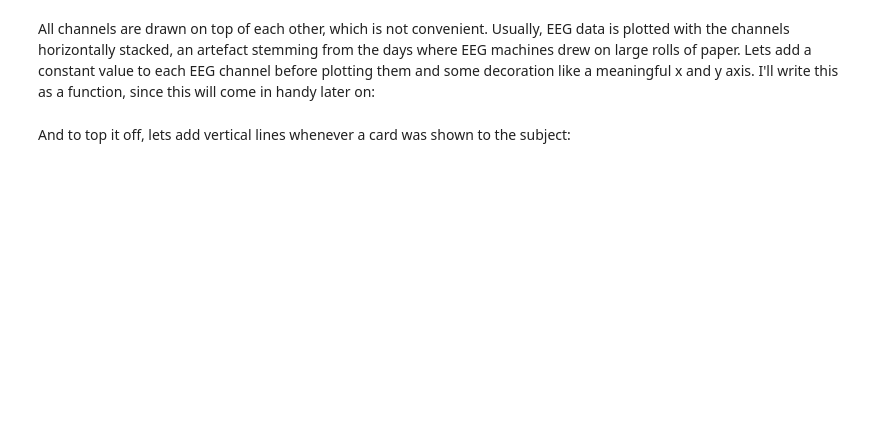
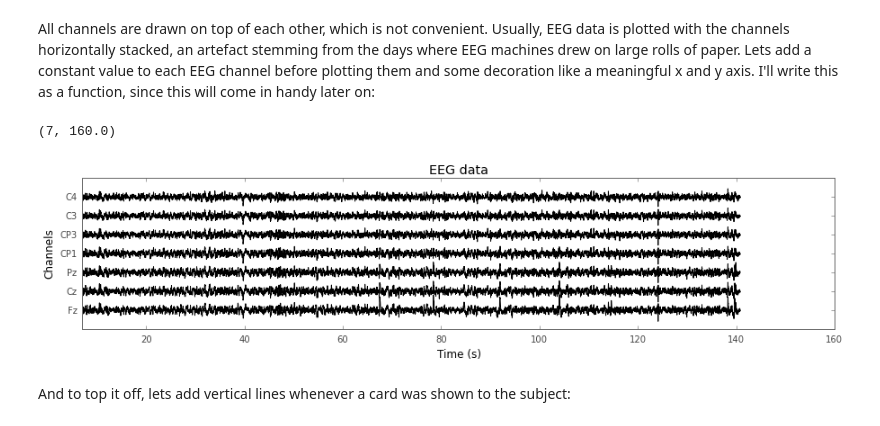
Before and after one commit to wmvanvliet/neuroscience_tutorials, a Jupyter notebook: basic/1. Load EEG data and plot ERP.ipynb, the cells around one changed output. Saved outputs shown, nothing was run; the diff lists cells and outputs as text; code cells hidden in the pictures; blank space fills up the shorter version.

```diff
--- a/basic/1. Load EEG data and plot ERP.ipynb
+++ b/basic/1. Load EEG data and plot ERP.ipynb
@@ -70,44 +76,51 @@ def plot_eeg(EEG, vspace=100, color='k'):
     '''
     Plot the EEG data, stacking the channels horizontally on top of each other.
 
-    Arguments:
-    EEG    - Array (channels x samples) containing the EEG data
-    vspace - Amount of vertical space to put between the channels (default 100)
-    color  - Color to draw the EEG in (default black)
+    Parameters
+    ----------
+    EEG : array (channels x samples)
+        The EEG data
+    vspace : float (default 100)
+        Amount of vertical space to put between the channels
+    color : string (default 'k')
+        Color to draw the EEG in
     '''
 
     bases = vspace * arange(7) # vspace * 0, vspace * 1, vspace * 2, ..., vspace * 6
 
     # To add the bases (a vector of length 7) to the EEG (a 2-D Matrix), we don't use
     # loops, but rely on a NumPy feature called broadcasting:
     # http://docs.scipy.org/doc/numpy/user/basics.broadcasting.html
     EEG = EEG.T + bases
 
     # Calculate a timeline in seconds, knowing that the sample rate of the EEG recorder was 2048 Hz.
     samplerate = 2048.
     time = arange(EEG.shape[0]) / samplerate
 
     # Plot EEG versus time
     plot(time, EEG, color=color)
 
     # Add gridlines to the plot
     grid()
 
     # Label the axes
     xlabel('Time (s)')
     ylabel('Channels')
 
     # The y-ticks are set to the locations of the electrodes. The international 10-20 system defines
     # default names for them.
     gca().yaxis.set_ticks(bases)
     gca().yaxis.set_ticklabels(['Fz', 'Cz', 'Pz', 'CP1', 'CP3', 'C3', 'C4'])
 
     # Put a nice title on top of the plot
     title('EEG data')
 
 # Testing our function
-figure()
+figure(figsize=(15,3))
 plot_eeg(EEG)
+# %% [output]
+(7, 160.0)
+[figure, added]
 # %% [markdown]
 And to top it off, lets add vertical lines whenever a card was shown to the subject:
 # %%
```
Also changed, not shown: parts of 27 cells of this notebook, 3 other files.
